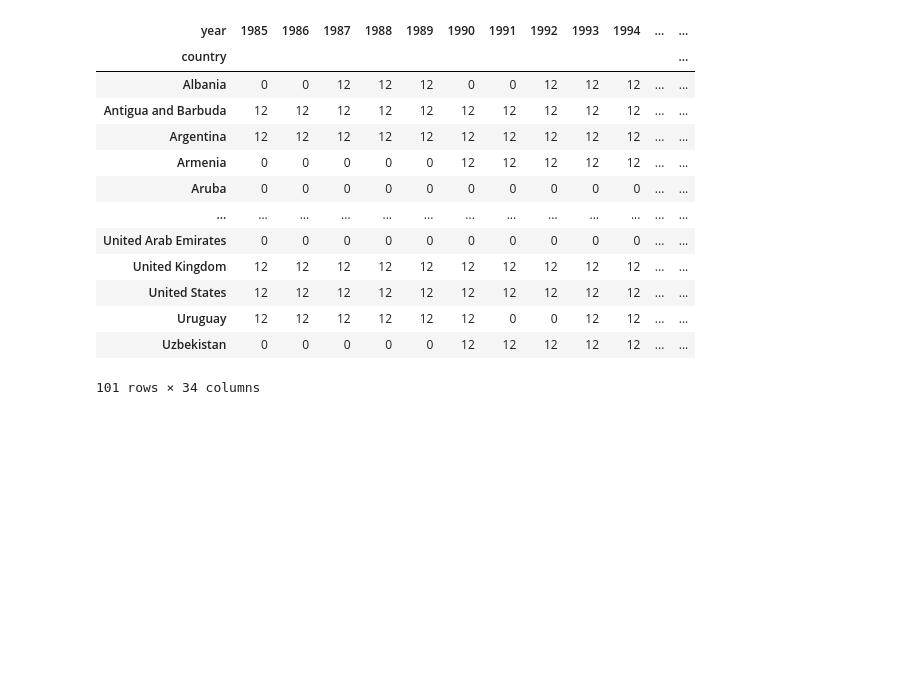
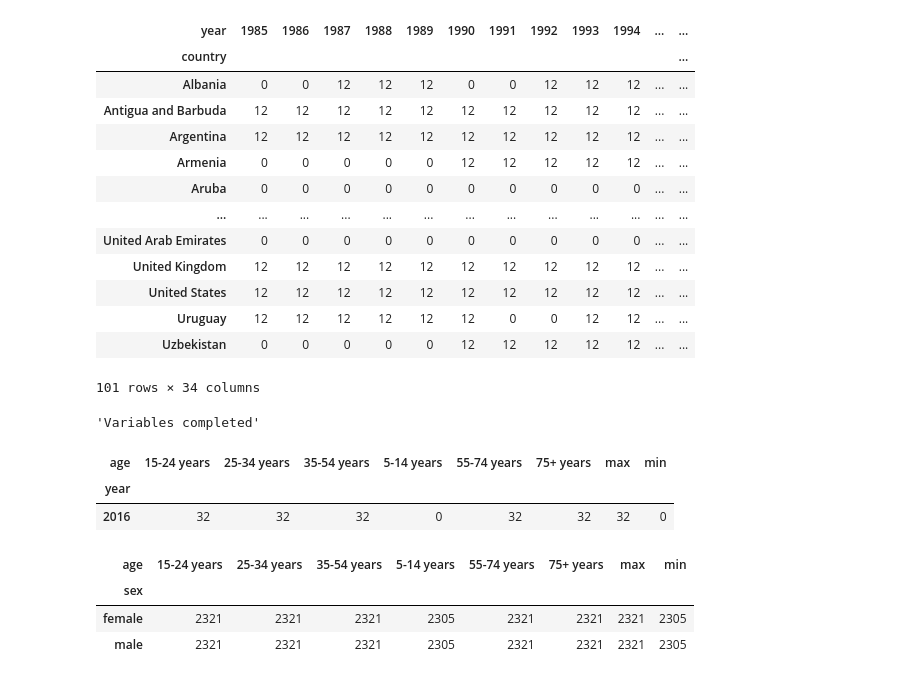
Before and after one commit to j220493/panelDataModelling, a Jupyter notebook: 1. Data Exploration.ipynb, the cells around one changed output. Cells and saved outputs as stored; diff of their text form; code cells hidden in the pictures; blank space fills up the shorter version.

Commit message:
Ending completeness evaluation

```diff
--- a/1. Data Exploration.ipynb
+++ b/1. Data Exploration.ipynb
@@ -157,3 +159,23 @@ completness(df['country'], df['year'].astype(str))
 | Uruguay | 12 | 12 | 12 | 12 | 12 | 12 | 0 | 0 | 12 | 12 | ... | ... |
 | Uzbekistan | 0 | 0 | 0 | 0 | 0 | 12 | 12 | 12 | 12 | 12 | ... | ... |
 101 rows × 34 columns
+# %%
+# Completeness year vs sex
+completness(df['year'], df['sex'])
+# %% [output]
+'Variables completed'
+# %%
+# Completeness year vs age
+completness(df['year'], df['age'])
+# %% [output]
+| age | 15-24 years | 25-34 years | 35-54 years | 5-14 years | 55-74 years | 75+ years | max | min |
+| year |  |  |  |  |  |  |  |  |
+| 2016 | 32 | 32 | 32 | 0 | 32 | 32 | 32 | 0 |
+# %%
+# Completeness sex vs age
+completness(df['sex'], df['age'])
+# %% [output]
+| age | 15-24 years | 25-34 years | 35-54 years | 5-14 years | 55-74 years | 75+ years | max | min |
+| sex |  |  |  |  |  |  |  |  |
+| female | 2321 | 2321 | 2321 | 2305 | 2321 | 2321 | 2321 | 2305 |
+| male | 2321 | 2321 | 2321 | 2305 | 2321 | 2321 | 2321 | 2305 |
```
Also changed, not shown: parts of 3 cells of this notebook.
